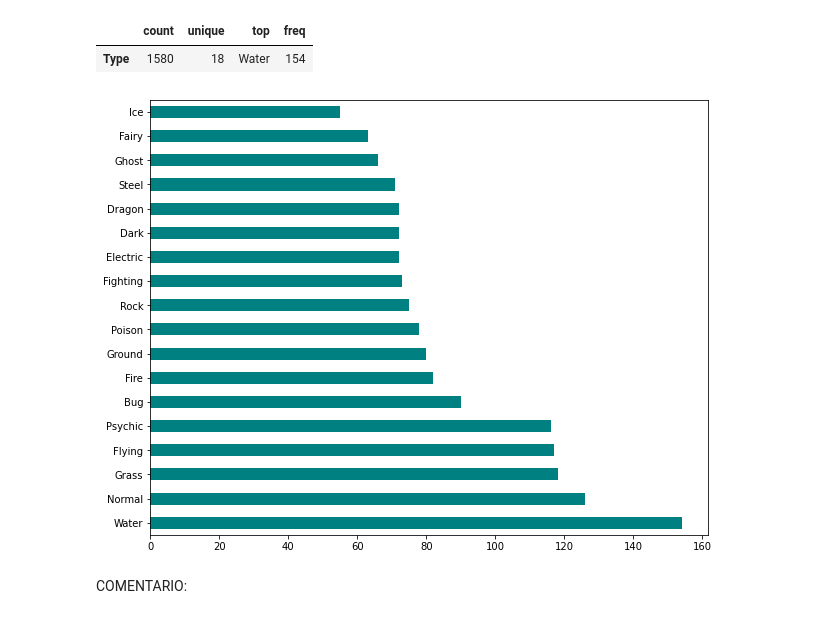
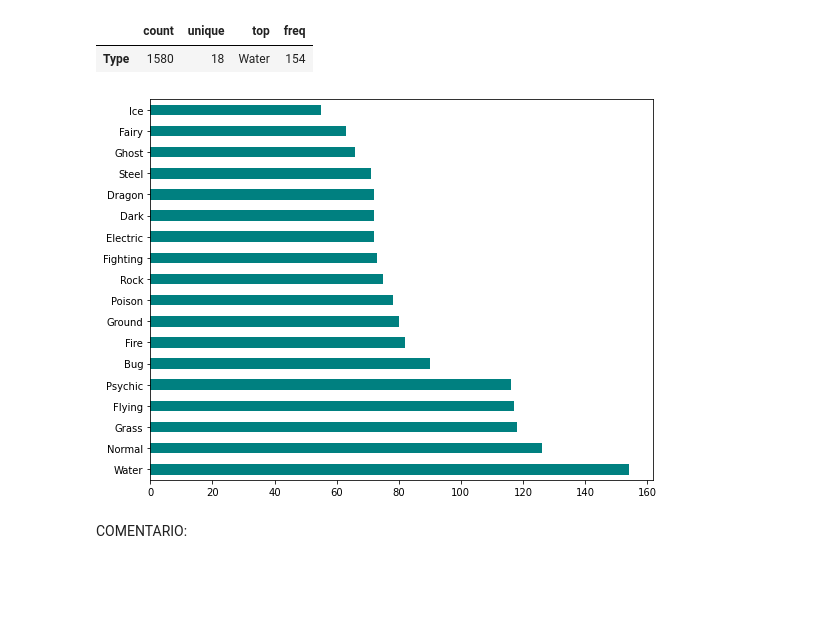
Before and after one commit to Adalab/promo_d_da_modulo3_sprint1_Estibaliz_Lorena, a Jupyter notebook: Regresión Lineal/pair_regresion_lineal1_introML.ipynb, the cells around one changed output. Drawn from its saved outputs; the diff is of its cells as text; code cells hidden in the pictures; blank space fills up the shorter version.

```diff
--- a/Regresión Lineal/pair_regresion_lineal1_introML.ipynb
+++ b/Regresión Lineal/pair_regresion_lineal1_introML.ipynb
@@ -327,10 +328,11 @@ df.describe(include='object').T
 | Type | 1580 | 18 | Water | 154 |
 # %%
 #Obtenemos un gráfico de barras para nuestra variable cualitativa
+plt.figure(figsize =(9,7))
 
 df['Type'].value_counts().plot.barh(color= 'teal');
 # %% [output]
-[figure, old version]
+[figure, new version]
 # %% [markdown]
 COMENTARIO:
 # %% [markdown]
```
Also changed, not shown: parts of 1 cell of this notebook, 7 other files.
